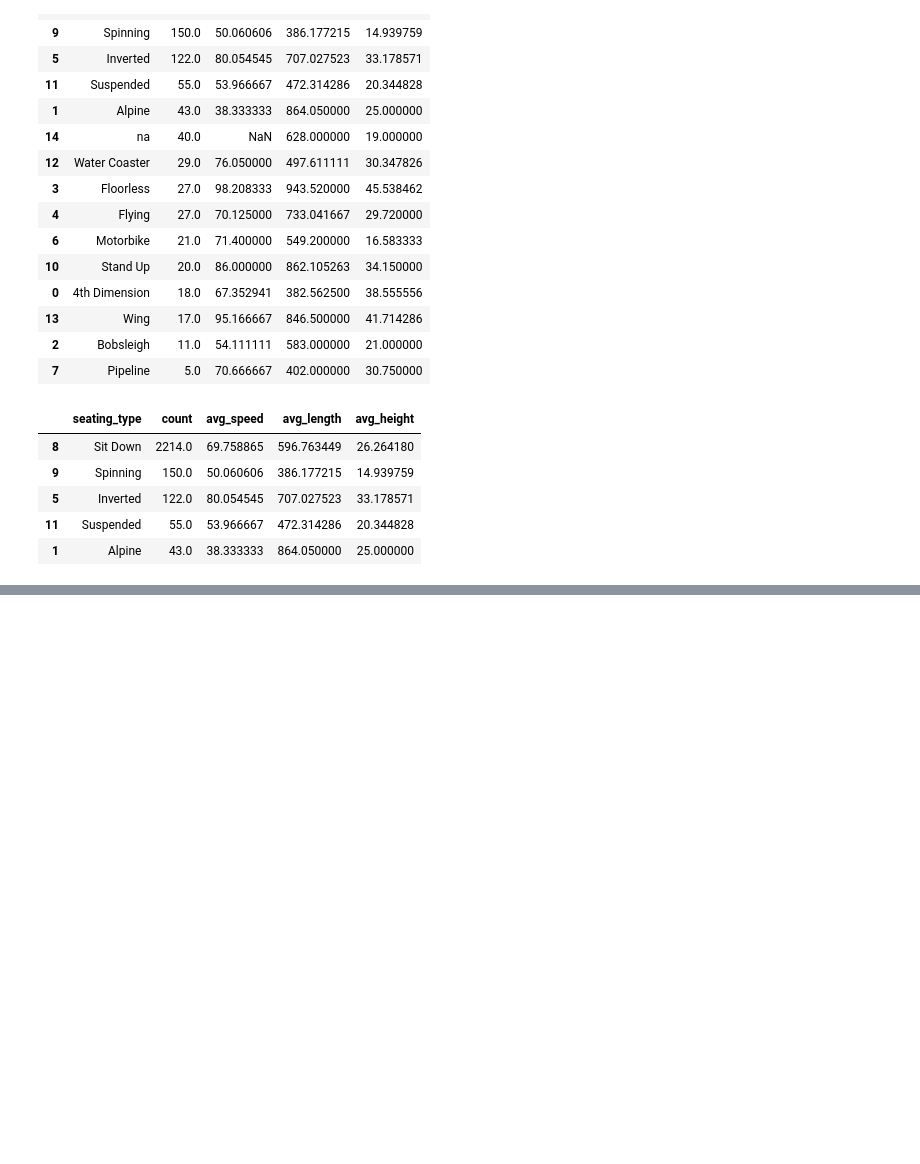
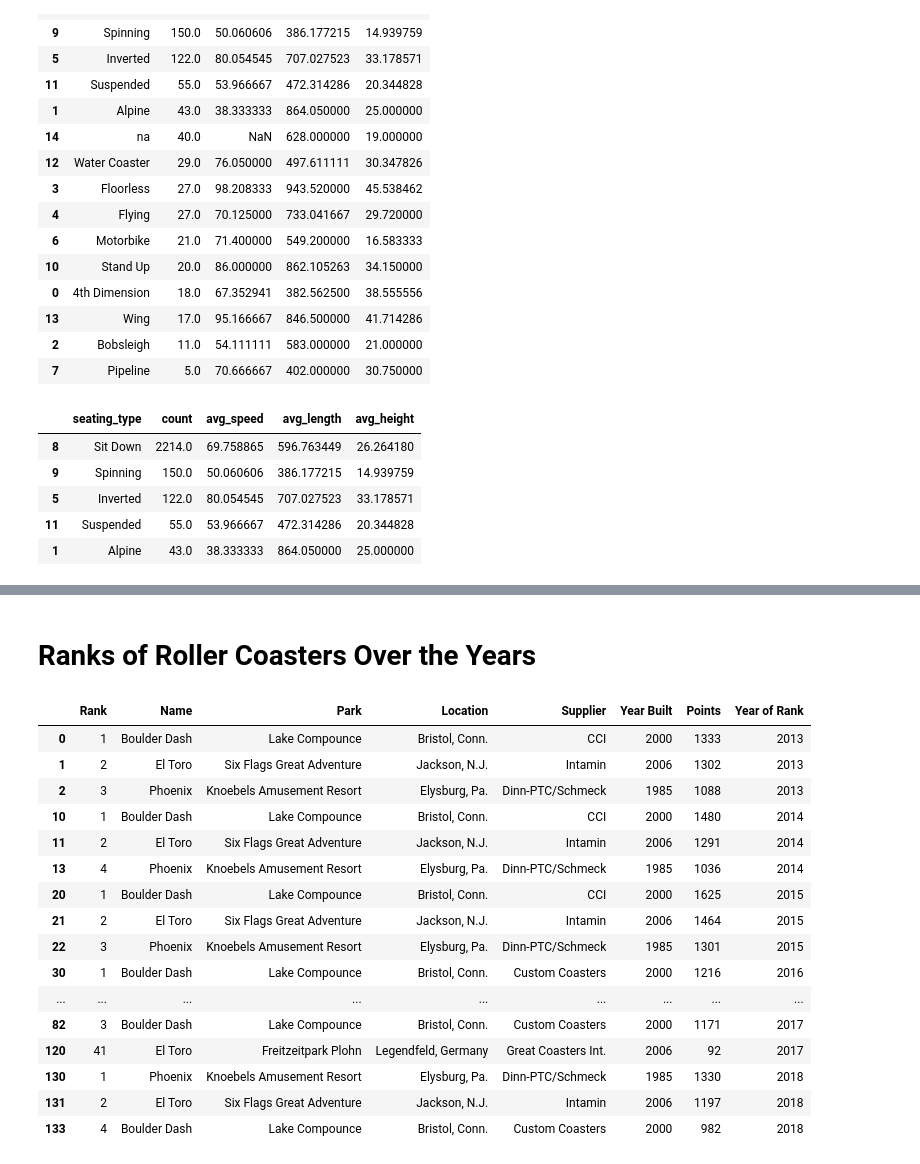
Before and after one commit to princeKike27/Roller-Coaster, a Jupyter notebook: Roller_Coaster.ipynb, the cells around one changed output, grey strips where cells are left out. Cells and saved outputs as stored; diff of their text form; code cells hidden in the pictures; blank space fills up the shorter version.

```diff
--- a/Roller_Coaster.ipynb
+++ b/Roller_Coaster.ipynb
@@ -320,0 +374,23 @@ top_5_seating_plot = seating_plot(top_5_seating)
+# %% [markdown]
+# Ranks of Roller Coasters Over the Years
+# %%
+# check df with two different coaster names
+df_wood[(df_wood['Name'] == 'Boulder Dash') | (df_wood['Name'] == 'El Toro') | (df_wood['Name'] == 'Phoenix')]
+# %% [output]
+|  | Rank | Name | Park | Location | Supplier | Year Built | Points | Year of Rank |
+| 0 | 1 | Boulder Dash | Lake Compounce | Bristol, Conn. | CCI | 2000 | 1333 | 2013 |
+| 1 | 2 | El Toro | Six Flags Great Adventure | Jackson, N.J. | Intamin | 2006 | 1302 | 2013 |
+| 2 | 3 | Phoenix | Knoebels Amusement Resort | Elysburg, Pa. | Dinn-PTC/Schmeck | 1985 | 1088 | 2013 |
+| 10 | 1 | Boulder Dash | Lake Compounce | Bristol, Conn. | CCI | 2000 | 1480 | 2014 |
+| 11 | 2 | El Toro | Six Flags Great Adventure | Jackson, N.J. | Intamin | 2006 | 1291 | 2014 |
+| 13 | 4 | Phoenix | Knoebels Amusement Resort | Elysburg, Pa. | Dinn-PTC/Schmeck | 1985 | 1036 | 2014 |
+| 20 | 1 | Boulder Dash | Lake Compounce | Bristol, Conn. | CCI | 2000 | 1625 | 2015 |
+| 21 | 2 | El Toro | Six Flags Great Adventure | Jackson, N.J. | Intamin | 2006 | 1464 | 2015 |
+| 22 | 3 | Phoenix | Knoebels Amusement Resort | Elysburg, Pa. | Dinn-PTC/Schmeck | 1985 | 1301 | 2015 |
+| 30 | 1 | Boulder Dash | Lake Compounce | Bristol, Conn. | Custom Coasters | 2000 | 1216 | 2016 |
+| ... | ... | ... | ... | ... | ... | ... | ... | ... |
+| 82 | 3 | Boulder Dash | Lake Compounce | Bristol, Conn. | Custom Coasters | 2000 | 1171 | 2017 |
+| 120 | 41 | El Toro | Freitzeitpark Plohn | Legendfeld, Germany | Great Coasters Int. | 2006 | 92 | 2017 |
+| 130 | 1 | Phoenix | Knoebels Amusement Resort | Elysburg, Pa. | Dinn-PTC/Schmeck | 1985 | 1330 | 2018 |
+| 131 | 2 | El Toro | Six Flags Great Adventure | Jackson, N.J. | Intamin | 2006 | 1197 | 2018 |
+| 133 | 4 | Boulder Dash | Lake Compounce | Bristol, Conn. | Custom Coasters | 2000 | 982 | 2018 |
```
Also changed, not shown: parts of 37 cells of this notebook.
